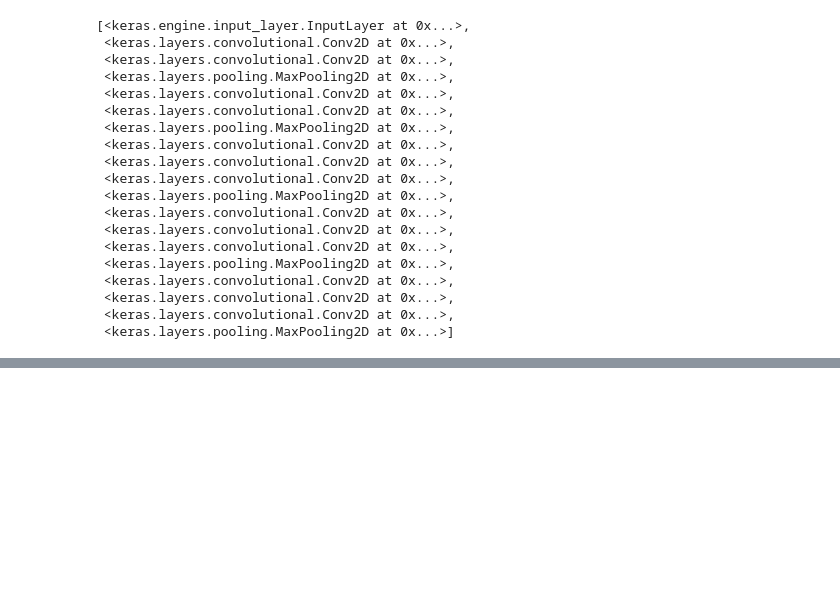
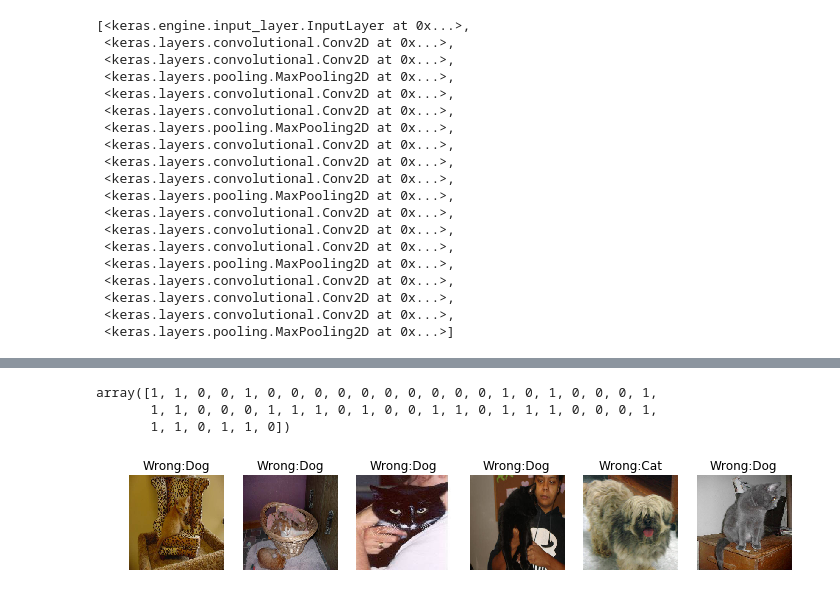
Before and after one commit to Elwing-Chou/mlclass2, a Jupyter notebook: DogsV.S.Cats.ipynb, the cells around one changed output, grey strips where cells are left out. Cells and saved outputs as stored; diff of their text form; code cells hidden in the pictures; blank space fills up the shorter version.

```diff
--- a/DogsV.S.Cats.ipynb
+++ b/DogsV.S.Cats.ipynb
@@ -159,2 +162,4 @@ array([[0., 1.],
        [1., 0.]], dtype=float32)
+# %%
+model.compile(loss="categorical_crossentropy", optimizer="adam", metrics=["accuracy"])
 # %%
@@ -196,0 +191,17 @@ Int64Index([19423, 20947,  6711, 16198,  9980, 11860,  3698, 11414, 24937,
+# %%
+y_test_cat = np_utils.to_categorical(y_test)
+# 在numpy, randint第二個參數是不包括的
+c = np.random.randint(0, x_test.shape[0], 50)
+fs = x_test[c]
+# 準備一個載滿圖片的列表
+targets = y_test_cat[c]
+imglist = []
+oriimglist = []
+for f in fs:
+    oriimg = load_img(f, target_size=(224, 224))
+    oriimglist.append(oriimg)
+    img = preprocess_input(np.array(oriimg))
+    imglist.append(img)
+# 最後一件事: keras只吃numpy.array, 做完轉化再丟進去
+imglist = np.array(imglist)
+model.evaluate(imglist, targets)
@@ -196,0 +211,31 @@ Int64Index([19423, 20947,  6711, 16198,  9980, 11860,  3698, 11414, 24937,
+# %%
+pre = model.predict(imglist).argmax(axis=-1)
+pre
+# %% [output]
+array([1, 1, 0, 0, 1, 0, 0, 0, 0, 0, 0, 0, 0, 0, 0, 1, 0, 1, 0, 0, 0, 1,
+       1, 1, 0, 0, 0, 1, 1, 1, 0, 1, 0, 0, 1, 1, 0, 1, 1, 1, 0, 0, 0, 1,
+       1, 1, 0, 1, 1, 0])
+# %%
+# 參考我做, 語法比較難
+ans = y_test[c]
+# 預測錯的答案 正確答案 那個圖片
+wrong = []
+right = []
+wrongimg = []
+trans = {0:"Cat", 1:"Dog"}
+for (index, p) in enumerate(pre):
+    if not p == ans[index]:
+        wrong.append(p)
+        right.append(ans[index])
+        wrongimg.append(oriimglist[index])
+# subplot(總列數, 總行數, 幾幅圖)
+plt.figure(figsize=(20, 10))
+columns = 10
+rows = int(len(wrongimg) / columns) + 1
+for (index, i) in enumerate(wrongimg):
+    plt.subplot(rows, columns, index + 1)
+    plt.title("Wrong:" + trans[wrong[index]])
+    plt.axis("off")
+    plt.imshow(i)
+# %% [output]
+[figure, added]
```
Also changed, not shown: parts of 7 cells of this notebook.
